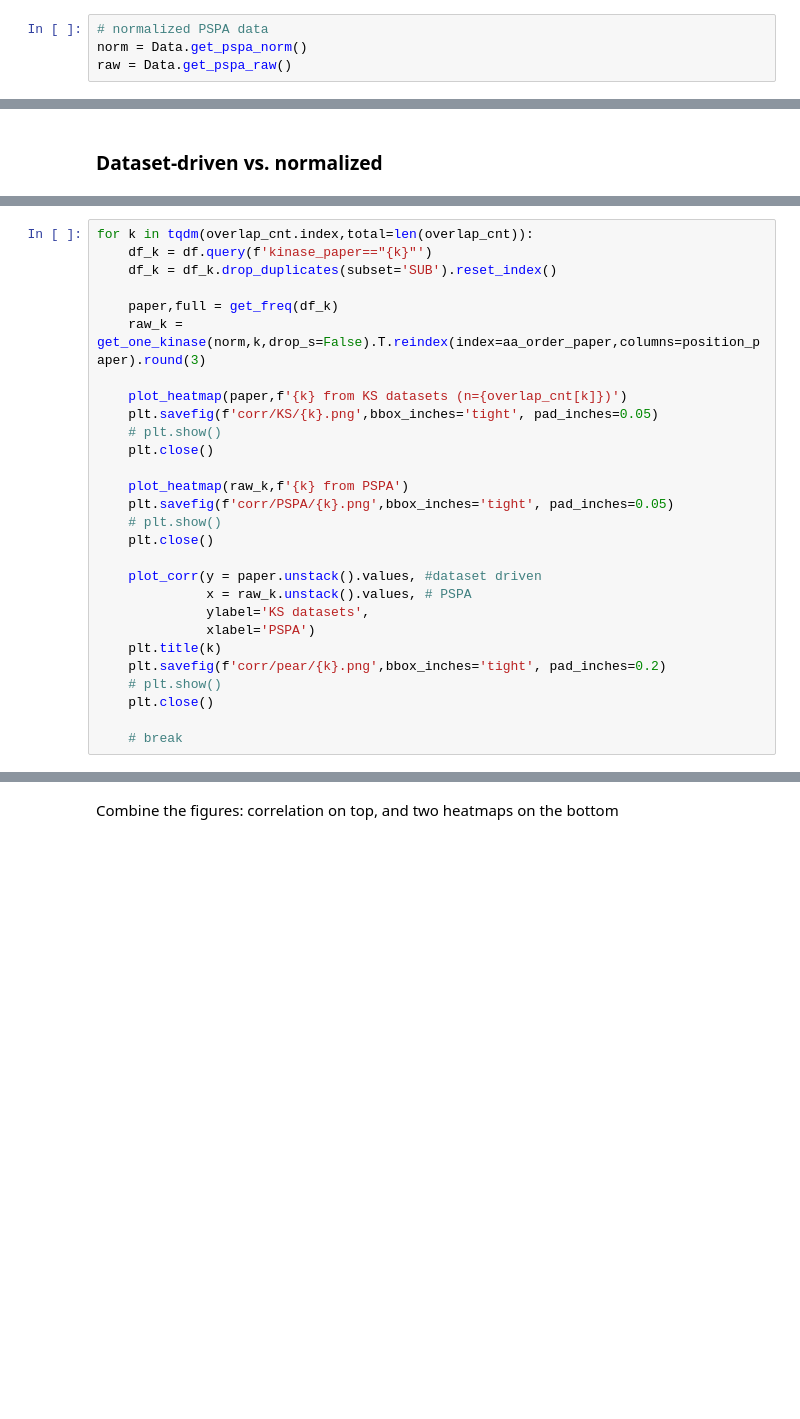
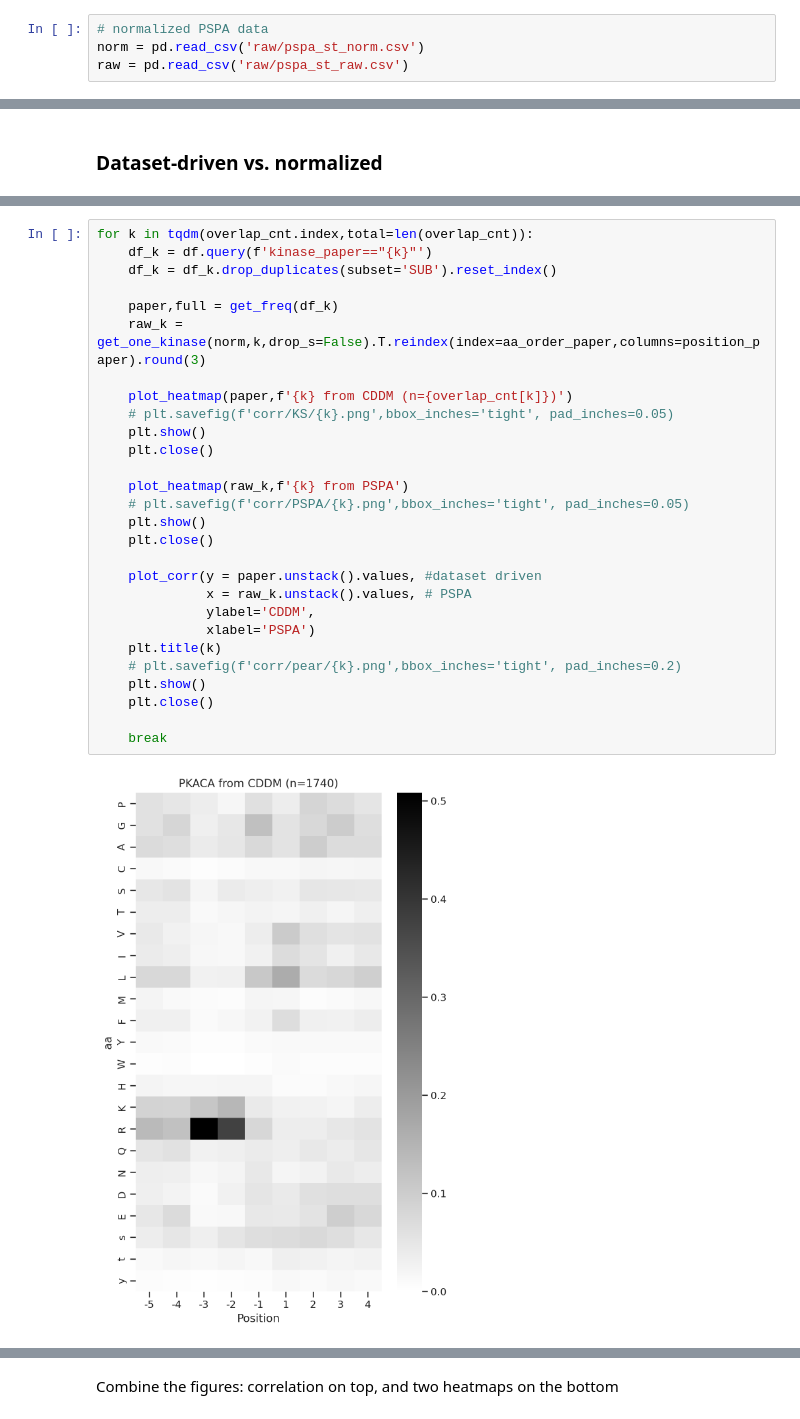
Before and after one commit to sky1ove/katlas, a Jupyter notebook: nbs/paper_03b_Compare_datasets_PSPA.ipynb, the cells around one changed output, grey strips where cells are left out. Drawn from its saved outputs; the diff is of its cells as text; blank space fills up the shorter version.

```diff
--- a/nbs/paper_03b_Compare_datasets_PSPA.ipynb
+++ b/nbs/paper_03b_Compare_datasets_PSPA.ipynb
@@ -36,8 +31,8 @@ df['SUB'] = df.substrate.str.upper()
 ## Get overlap kinase between KS and PSPA
 # %%
 # normalized PSPA data
-norm = Data.get_pspa_norm()
-raw = Data.get_pspa_raw()
+norm = pd.read_csv('raw/pspa_st_norm.csv')
+raw = pd.read_csv('raw/pspa_st_raw.csv')
 # %%
 #get overlap and count
 overlap_cnt = df[df.kinase_paper.isin(raw.kinase)].kinase_paper.value_counts()
@@ -134,28 +90,30 @@ Generate all of other figures and save them
 # %%
 for k in tqdm(overlap_cnt.index,total=len(overlap_cnt)):
     df_k = df.query(f'kinase_paper=="{k}"')
     df_k = df_k.drop_duplicates(subset='SUB').reset_index()
 
     paper,full = get_freq(df_k)
     raw_k = get_one_kinase(norm,k,drop_s=False).T.reindex(index=aa_order_paper,columns=position_paper).round(3)
 
-    plot_heatmap(paper,f'{k} from KS datasets (n={overlap_cnt[k]})')
-    plt.savefig(f'corr/KS/{k}.png',bbox_inches='tight', pad_inches=0.05)
-    # plt.show()
+    plot_heatmap(paper,f'{k} from CDDM (n={overlap_cnt[k]})')
+    # plt.savefig(f'corr/KS/{k}.png',bbox_inches='tight', pad_inches=0.05)
+    plt.show()
     plt.close()
 
     plot_heatmap(raw_k,f'{k} from PSPA')
-    plt.savefig(f'corr/PSPA/{k}.png',bbox_inches='tight', pad_inches=0.05)
-    # plt.show()
+    # plt.savefig(f'corr/PSPA/{k}.png',bbox_inches='tight', pad_inches=0.05)
+    plt.show()
     plt.close()
 
     plot_corr(y = paper.unstack().values, #dataset driven
               x = raw_k.unstack().values, # PSPA
-              ylabel='KS datasets',
+              ylabel='CDDM',
               xlabel='PSPA')
     plt.title(k)
-    plt.savefig(f'corr/pear/{k}.png',bbox_inches='tight', pad_inches=0.2)
-    # plt.show()
+    # plt.savefig(f'corr/pear/{k}.png',bbox_inches='tight', pad_inches=0.2)
+    plt.show()
     plt.close()
 
-    # break
+    break
+# %% [output]
+[figure, added]
```
Also changed, not shown: parts of 45 cells of this notebook, 17 other files.
